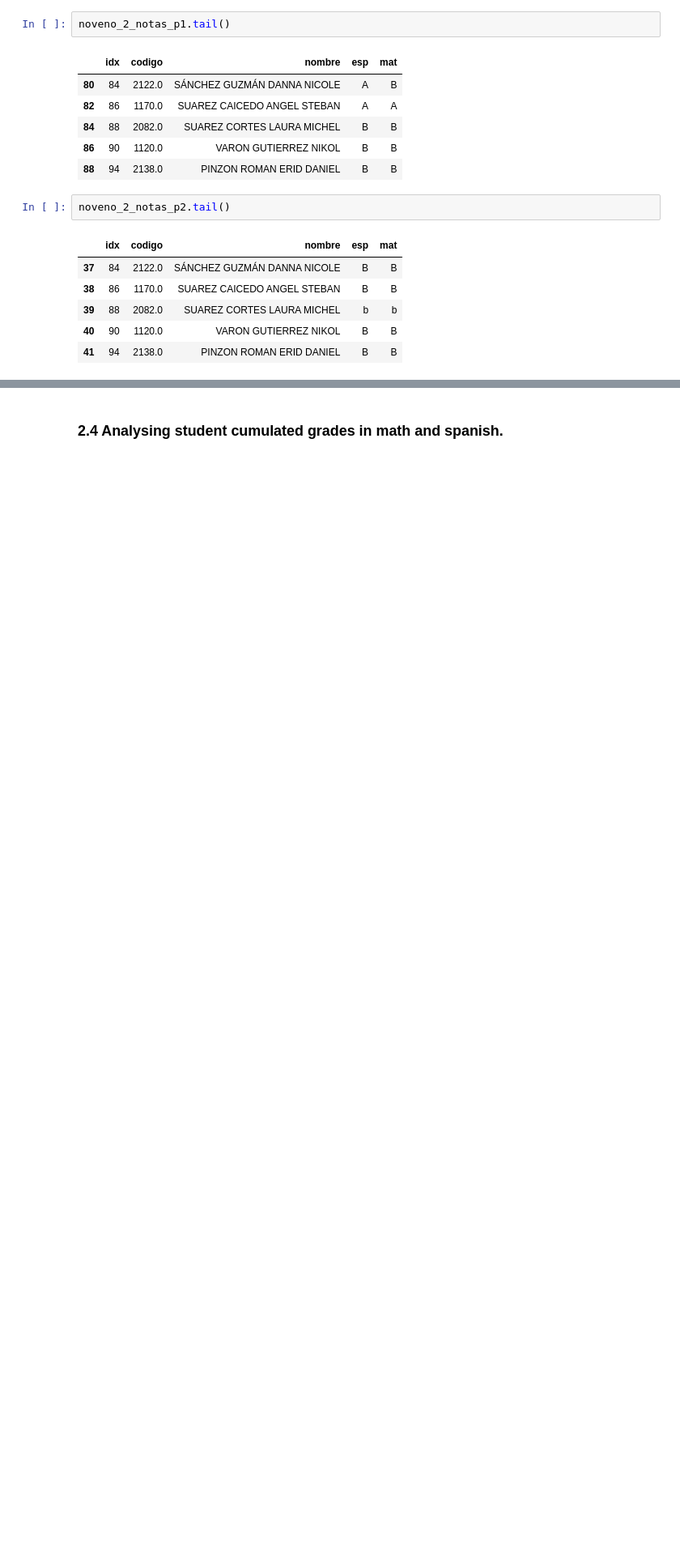
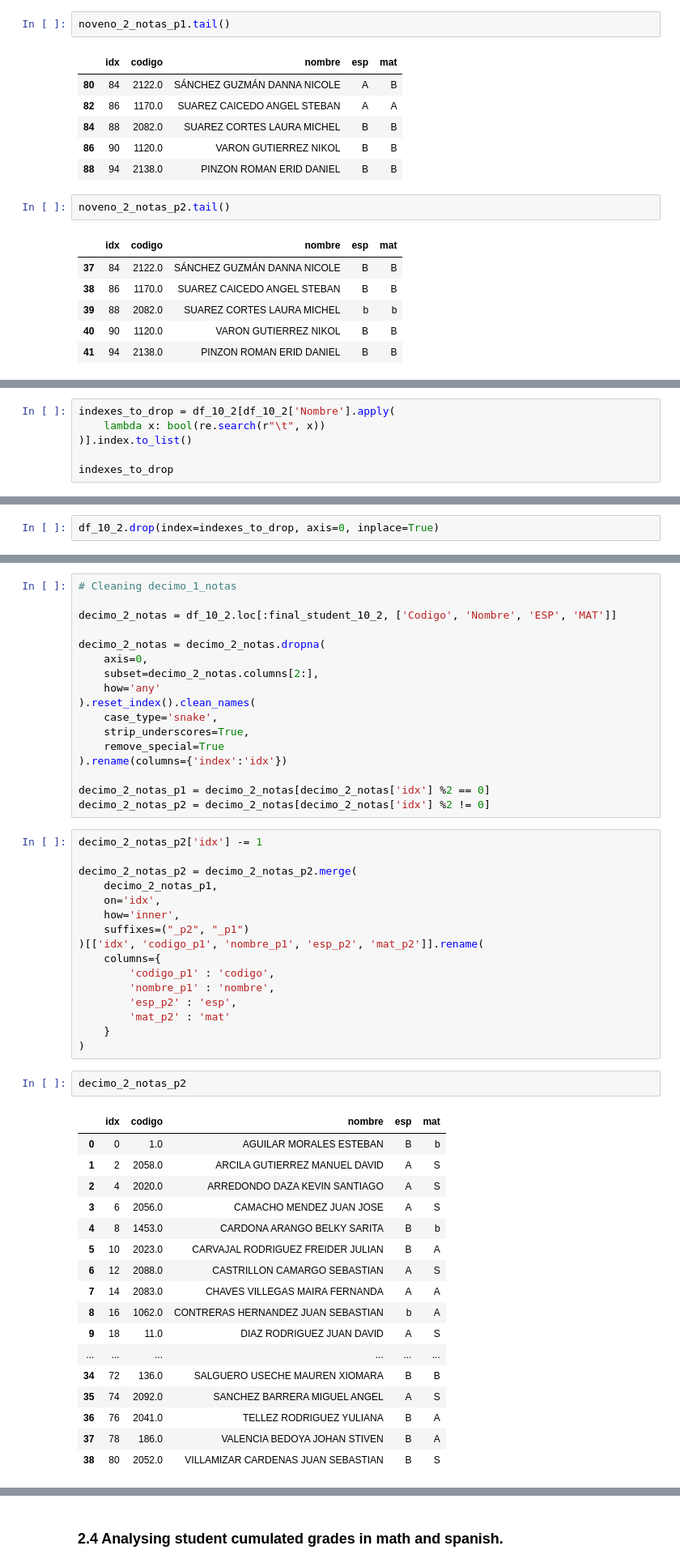
Before and after one commit to marlon-cooh/mlops, a Jupyter notebook: eda.ipynb, the cells around one changed output, grey strips where cells are left out. Shown at 81% size. Drawn from its saved outputs; the diff is of its cells as text; blank space fills up the shorter version.

```diff
--- a/eda.ipynb
+++ b/eda.ipynb
@@ -327,0 +428,6 @@ noveno_2_notas_p2.tail()
+# %%
+indexes_to_drop = df_10_2[df_10_2['Nombre'].apply(
+    lambda x: bool(re.search(r"\t", x))
+)].index.to_list()
+
+indexes_to_drop
@@ -327,0 +436,2 @@ noveno_2_notas_p2.tail()
+# %%
+df_10_2.drop(index=indexes_to_drop, axis=0, inplace=True)
@@ -327,0 +470,53 @@ noveno_2_notas_p2.tail()
+# %%
+# Cleaning decimo_1_notas
+
+decimo_2_notas = df_10_2.loc[:final_student_10_2, ['Codigo', 'Nombre', 'ESP', 'MAT']]
+
+decimo_2_notas = decimo_2_notas.dropna(
+    axis=0,
+    subset=decimo_2_notas.columns[2:],
+    how='any'
+).reset_index().clean_names(
+    case_type='snake',
+    strip_underscores=True,
+    remove_special=True
+).rename(columns={'index':'idx'})
+
+decimo_2_notas_p1 = decimo_2_notas[decimo_2_notas['idx'] %2 == 0]
+decimo_2_notas_p2 = decimo_2_notas[decimo_2_notas['idx'] %2 != 0]
+# %%
+decimo_2_notas_p2['idx'] -= 1
+
+decimo_2_notas_p2 = decimo_2_notas_p2.merge(
+    decimo_2_notas_p1,
+    on='idx',
+    how='inner',
+    suffixes=("_p2", "_p1")
+)[['idx', 'codigo_p1', 'nombre_p1', 'esp_p2', 'mat_p2']].rename(
+    columns={
+        'codigo_p1' : 'codigo',
+        'nombre_p1' : 'nombre',
+        'esp_p2' : 'esp',
+        'mat_p2' : 'mat'
+    }
+)
+# %%
+decimo_2_notas_p2
+# %% [output]
+|  | idx | codigo | nombre | esp | mat |
+| 0 | 0 | 1.0 | AGUILAR MORALES ESTEBAN | B | b |
+| 1 | 2 | 2058.0 | ARCILA GUTIERREZ MANUEL DAVID | A | S |
+| 2 | 4 | 2020.0 | ARREDONDO DAZA KEVIN SANTIAGO | A | S |
+| 3 | 6 | 2056.0 | CAMACHO MENDEZ JUAN JOSE | A | S |
+| 4 | 8 | 1453.0 | CARDONA ARANGO BELKY SARITA | B | b |
+| 5 | 10 | 2023.0 | CARVAJAL RODRIGUEZ FREIDER JULIAN | B | A |
+| 6 | 12 | 2088.0 | CASTRILLON CAMARGO SEBASTIAN | A | S |
+| 7 | 14 | 2083.0 | CHAVES VILLEGAS MAIRA FERNANDA | A | A |
+| 8 | 16 | 1062.0 | CONTRERAS HERNANDEZ JUAN SEBASTIAN | b | A |
+| 9 | 18 | 11.0 | DIAZ RODRIGUEZ JUAN DAVID | A | S |
+| ... | ... | ... | ... | ... | ... |
+| 34 | 72 | 136.0 | SALGUERO USECHE MAUREN XIOMARA | B | B |
+| 35 | 74 | 2092.0 | SANCHEZ BARRERA MIGUEL ANGEL | A | S |
+| 36 | 76 | 2041.0 | TELLEZ RODRIGUEZ YULIANA | B | A |
+| 37 | 78 | 186.0 | VALENCIA BEDOYA JOHAN STIVEN | B | A |
+| 38 | 80 | 2052.0 | VILLAMIZAR CARDENAS JUAN SEBASTIAN | B | S |
```
Also changed, not shown: parts of 35 cells of this notebook, 1 other file.
